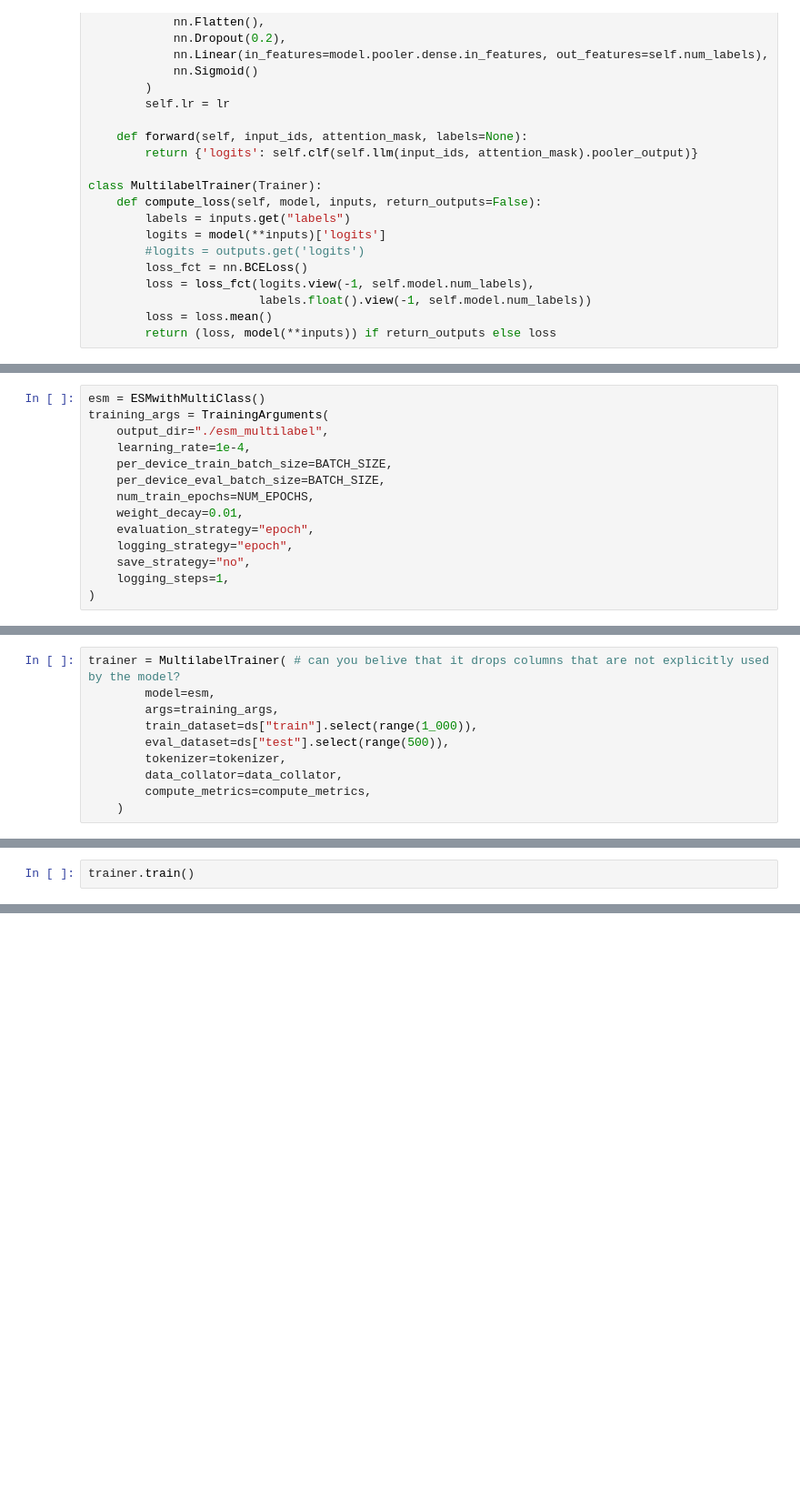
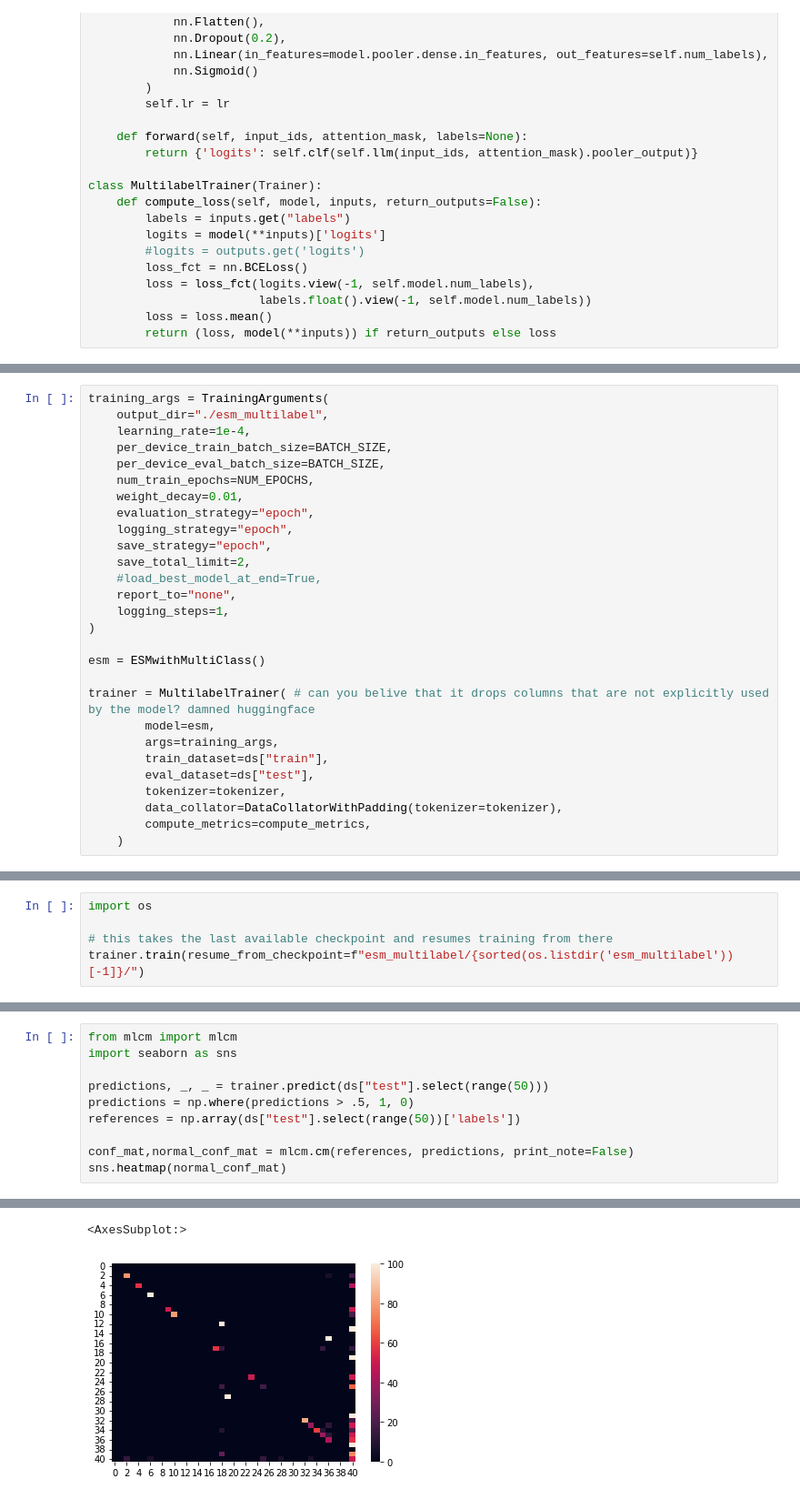
Before and after one commit to RicoBorra/ProteinFunctionPrediction, a Jupyter notebook: protein_function_prediction.ipynb, the cells around one changed output, grey strips where cells are left out. Shown at 91% size. Saved outputs shown, nothing was run; the diff lists cells and outputs as text; blank space fills up the shorter version.

Commit message:
Multi-label confusion matrix + determinism + experiments

```diff
--- a/get_go_slimming_set_annotation.ipynb
+++ b/protein_function_prediction.ipynb
@@ -175,5 +224,4 @@ data_collator = DataCollatorWithPadding(tokenizer=tokenizer)
 # %%
-esm = ESMwithMultiClass()
 training_args = TrainingArguments(
     output_dir="./esm_multilabel",
     learning_rate=1e-4,
@@ -183,6 +231,21 @@ training_args = TrainingArguments(
     weight_decay=0.01,
     evaluation_strategy="epoch",
     logging_strategy="epoch",
-    save_strategy="no",
+    save_strategy="epoch",
+    save_total_limit=2,
+    #load_best_model_at_end=True,
+    report_to="none",
     logging_steps=1,
 )
+
+esm = ESMwithMultiClass()
+
+trainer = MultilabelTrainer( # can you belive that it drops columns that are not explicitly used by the model? damned huggingface
+        model=esm,
+        args=training_args,
+        train_dataset=ds["train"],
+        eval_dataset=ds["test"],
+        tokenizer=tokenizer,
+        data_collator=DataCollatorWithPadding(tokenizer=tokenizer),
+        compute_metrics=compute_metrics,
+    )
@@ -191,10 +251,0 @@ Using the `WANDB_DISABLED` environment variable is deprecated and will be remove
-# %%
-trainer = MultilabelTrainer( # can you belive that it drops columns that are not explicitly used by the model?
-        model=esm,
-        args=training_args,
-        train_dataset=ds["train"].select(range(1_000)),
-        eval_dataset=ds["test"].select(range(500)),
-        tokenizer=tokenizer,
-        data_collator=data_collator,
-        compute_metrics=compute_metrics,
-    )
@@ -211,2 +251,0 @@ trainer.evaluate(ds["test"].select(range(500)))
-# %%
-trainer.train()
@@ -222,0 +254,5 @@ TrainOutput(global_step=1500, training_loss=0.2935831146240234, metrics={'train_
+# %%
+import os
+
+# this takes the last available checkpoint and resumes training from there
+trainer.train(resume_from_checkpoint=f"esm_multilabel/{sorted(os.listdir('esm_multilabel'))[-1]}/")
@@ -222,0 +278,11 @@ TrainOutput(global_step=1500, training_loss=0.2935831146240234, metrics={'train_
+# %%
+from mlcm import mlcm
+import seaborn as sns
+
+predictions, _, _ = trainer.predict(ds["test"].select(range(50)))
+predictions = np.where(predictions > .5, 1, 0)
+references = np.array(ds["test"].select(range(50))['labels'])
+
+conf_mat,normal_conf_mat = mlcm.cm(references, predictions, print_note=False)
+sns.heatmap(normal_conf_mat)
+# %% [output]
@@ -222,0 +290,2 @@ TrainOutput(global_step=1500, training_loss=0.2935831146240234, metrics={'train_
+<AxesSubplot:>
+[figure, added]
```
Also changed, not shown: parts of 32 cells of this notebook, 1 other file.
